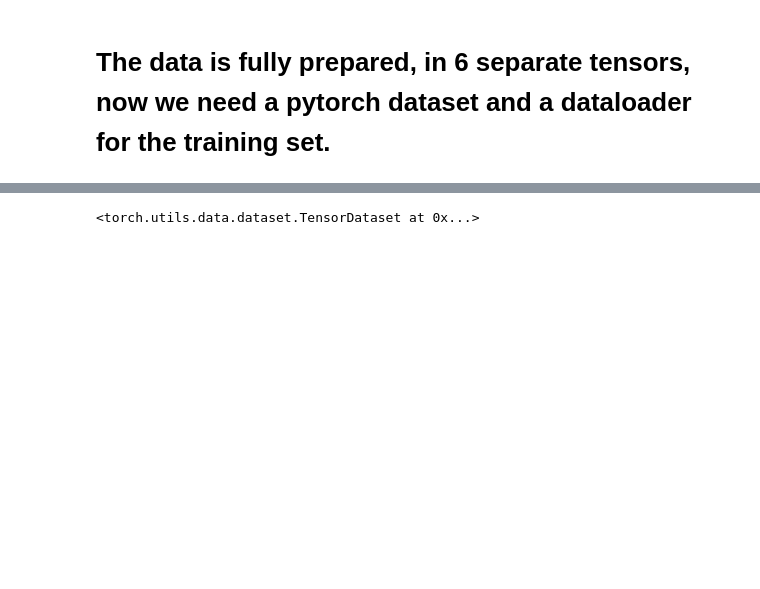
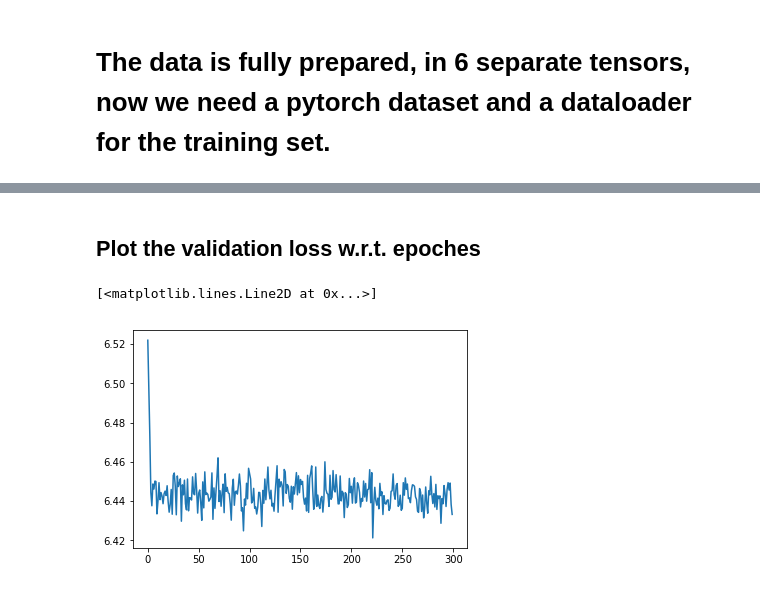
Before and after one commit to watchernyu/judge_embedding, a Jupyter notebook: judge_embedding_prototype.ipynb, the cells around one changed output, grey strips where cells are left out. Cells and saved outputs as stored; diff of their text form; code cells hidden in the pictures; blank space fills up the shorter version.

Commit message:
first training

```diff
--- a/judge_embedding_prototype.ipynb
+++ b/judge_embedding_prototype.ipynb
@@ -561,10 +561,10 @@ model = Judge_emb_model(300,128,300,number_judges)
 criterion = nn.CrossEntropyLoss()
 optimizer = optim.RMSprop(model.parameters(), lr=0.01, momentum=0.9)
 # %%
-N_EPOCH = 20
+N_EPOCH = 300
 TRAIN_SIZE = train_dataset.data_tensor.shape[0]
 print(TRAIN_SIZE)
-train_losses = []
+val_losses = []
 for i_epoch in range(N_EPOCH):
     epoch_train_loss = 0
     num_batches_per_epoch = int(TRAIN_SIZE/BATCH_SIZE)
@@ -579,10 +579,10 @@ for i_epoch in range(N_EPOCH):
         loss.backward()
 
         optimizer.step()
-        if i_batch % 2000 == 0:
-            print(i_epoch,i_batch,loss.data[0])
+#         if i_batch % 2000 == 0:
+#             print(i_epoch,i_batch,loss.data[0])
         epoch_train_loss += loss.data[0]
-        train_losses.append(loss.data[0])
+
     # after each epoch
 
     X_val_var = Variable(X_val)
@@ -592,6 +592,7 @@ for i_epoch in range(N_EPOCH):
     val_loss = criterion(y_pred_val,y_val_var)
     print("epoch",i_epoch,"ave_train_loss",
           epoch_train_loss/num_batches_per_epoch,"validation loss:",val_loss.data[0])
+    val_losses.append(val_loss.data[0])
     model.train()
 # %% [output]
 235443
@@ -633,9 +614,0 @@ train_loader = DataLoader(X_train,batch_size=32,shuffle=True,num_workers=2)
-# %%
-# test data loader
-
-trial_features = torch.FloatTensor(np.random.randn(3,5))
-trial_target = torch.LongTensor(np.array([1,2,0]))
-
-trial_data = data_utils.TensorDataset(trial_features,trial_target)
-# %% [output]
-<torch.utils.data.dataset.TensorDataset at 0x...>
@@ -641,0 +617,7 @@ trial_data = data_utils.TensorDataset(trial_features,trial_target)
+# %% [markdown]
+## Plot the validation loss w.r.t. epoches
+# %%
+plt.plot(np.arange(len(val_losses)),val_losses)
+# %% [output]
+[<matplotlib.lines.Line2D at 0x...>]
+[figure, added]
```
Also changed, not shown: parts of 4 cells of this notebook.
